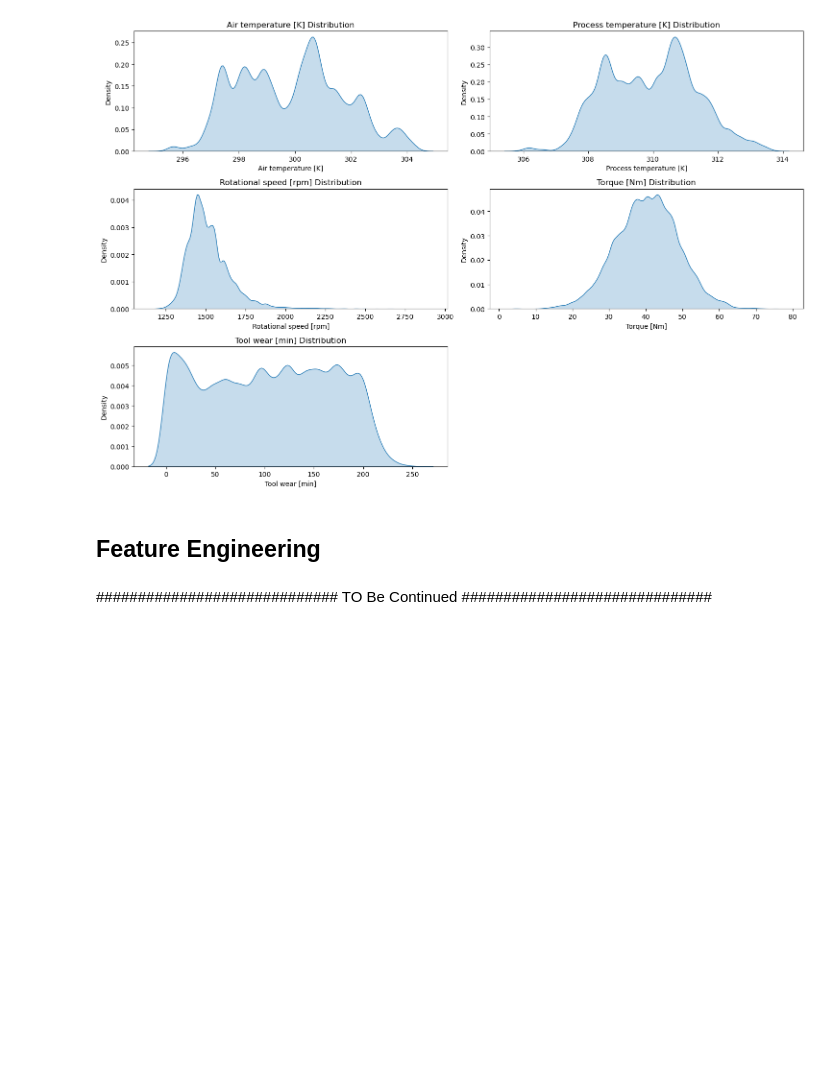
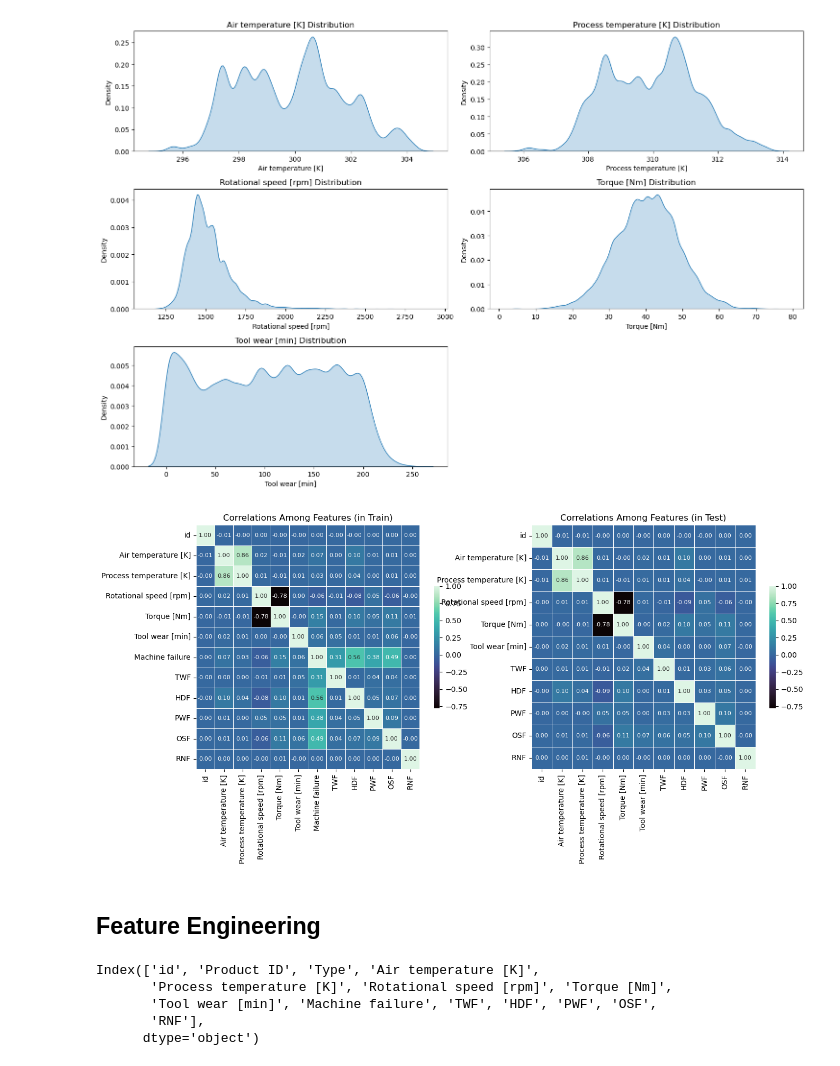
Before and after one commit to charu11/kaggle_competitions, a Jupyter notebook: ps-s3-e17-eda.ipynb, the cells around one changed output. Drawn from its saved outputs; the diff is of its cells as text; code cells hidden in the pictures; blank space fills up the shorter version.

```diff
--- a/ps-s3-e17-eda.ipynb
+++ b/ps-s3-e17-eda.ipynb
@@ -212,7 +216,18 @@ plot_data(df_test, 'test', 'box')
 plot_data(df_test, 'test', 'kde')
 # %% [output]
 [figure]
+# %%
+### checking the correlation with features
+
+corr_mat_train = df_train.corr()
+corr_mat_test = df_test.corr()
+
+fig, axes = plt.subplots(1, 2, figsize = (15, 6))
+sns.heatmap(corr_mat_train, annot = True, cmap = 'mako', fmt = ".2f",
+            linewidths = 0.5, cbar_kws={'shrink': .5},annot_kws={'size': 8}, ax = axes[0]).set_title('Correlations Among Features (in Train)')
+sns.heatmap(corr_mat_test, annot = True, cmap = 'mako', fmt = ".2f",
+            linewidths = 0.5, cbar_kws={'shrink': .5},annot_kws={'size': 8}, ax = axes[1]).set_title('Correlations Among Features (in Test)');
+# %% [output]
+[figure, added]
 # %% [markdown]
 ## Feature Engineering
-# %% [markdown]
-#############################  TO Be Continued ##############################
@@ -218,0 +238,8 @@ plot_data(df_test, 'test', 'kde')
+# %%
+df_train.columns
+# %% [output]
+Index(['id', 'Product ID', 'Type', 'Air temperature [K]',
+       'Process temperature [K]', 'Rotational speed [rpm]', 'Torque [Nm]',
+       'Tool wear [min]', 'Machine failure', 'TWF', 'HDF', 'PWF', 'OSF',
+       'RNF'],
+      dtype='object')
```
Also changed, not shown: parts of 13 cells of this notebook.
